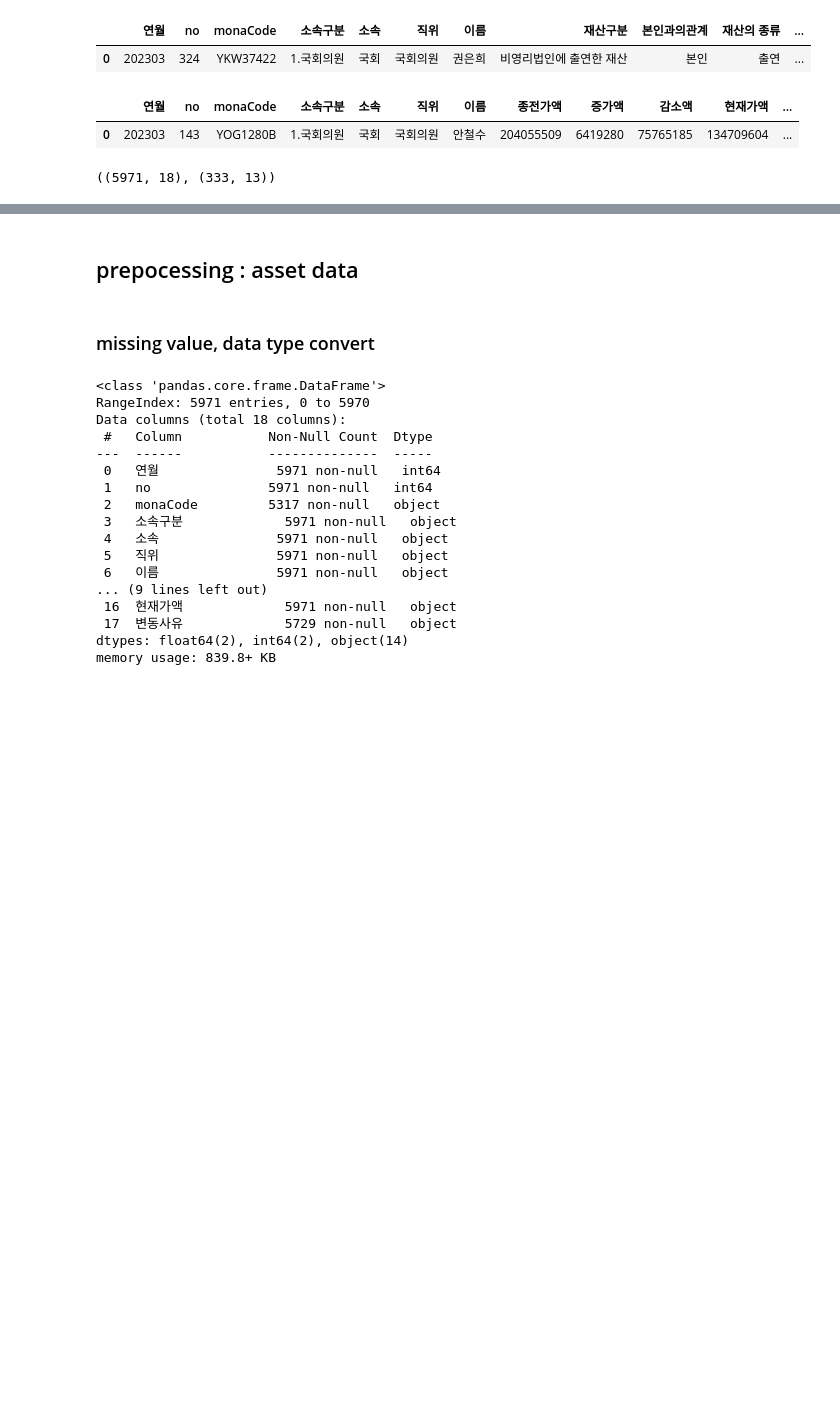
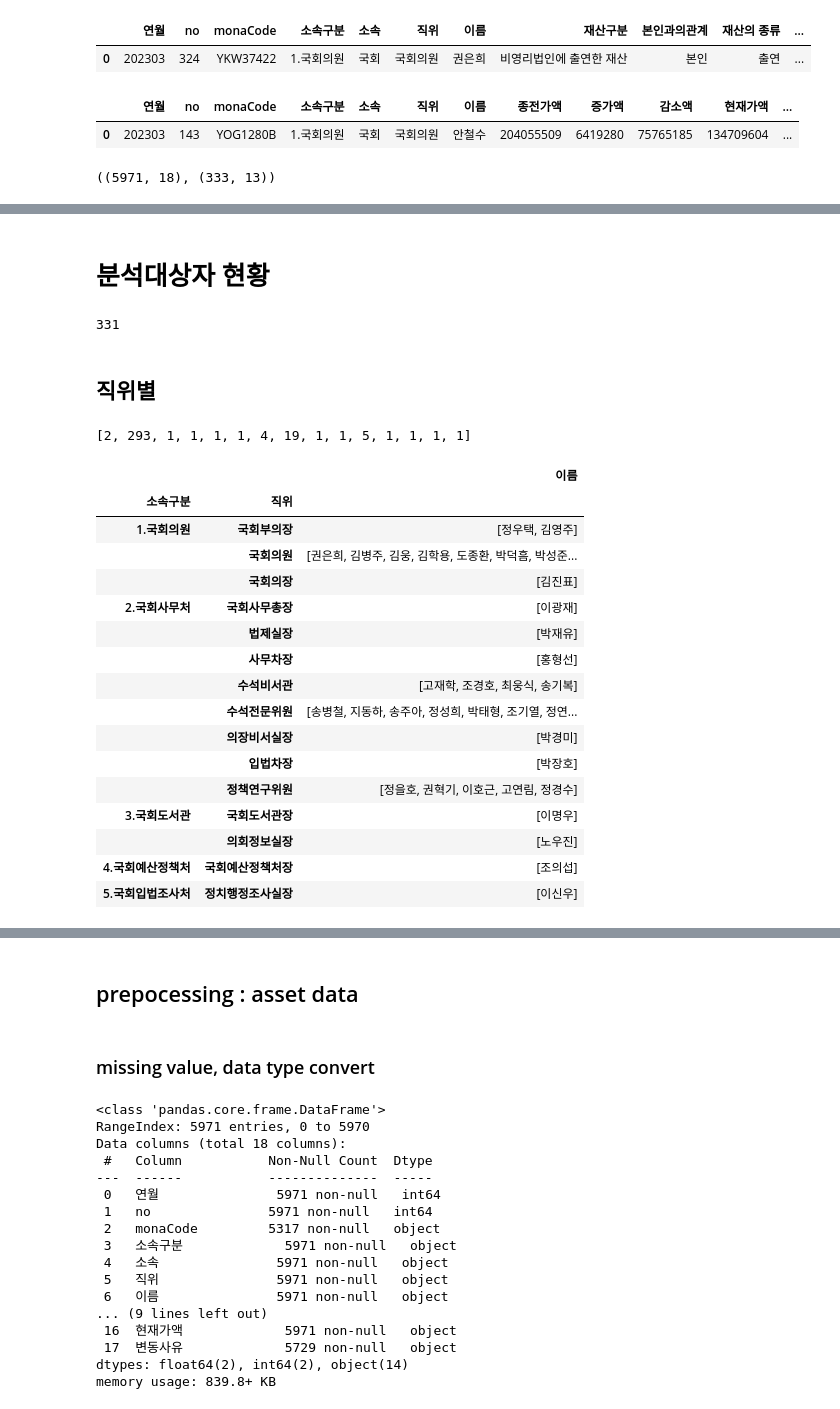
Before and after one commit to wordnbeing/sessac_visualproject, a Jupyter notebook: opwatch_visual_v1.ipynb, the cells around one changed output, grey strips where cells are left out. Saved outputs shown, nothing was run; the diff lists cells and outputs as text; code cells hidden in the pictures; blank space fills up the shorter version.

```diff
--- a/opwatch_visual_v1.ipynb
+++ b/opwatch_visual_v1.ipynb
@@ -79,0 +234,2 @@ ast_det.shape, ast_tot.shape
+# %% [markdown]
+# 분석대상자 현황
@@ -79,0 +238,32 @@ ast_det.shape, ast_tot.shape
+# %%
+len(name)
+# %% [output]
+331
+# %% [markdown]
+## 직위별
+# %%
+target = ast_det.groupby(['소속구분','직위'])['이름'].unique()
+[len(x) for x in target]
+# %% [output]
+[2, 293, 1, 1, 1, 1, 4, 19, 1, 1, 5, 1, 1, 1, 1]
+# %%
+df_target = target.to_frame()
+df_target
+# %% [output]
+|  |  | 이름 |
+| 소속구분 | 직위 |  |
+| 1.국회의원 | 국회부의장 | [정우택, 김영주] |
+|  | 국회의원 | [권은희, 김병주, 김웅, 김학용, 도종환, 박덕흠, 박성준... |
+|  | 국회의장 | [김진표] |
+| 2.국회사무처 | 국회사무총장 | [이광재] |
+|  | 법제실장 | [박재유] |
+|  | 사무차장 | [홍형선] |
+|  | 수석비서관 | [고재학, 조경호, 최웅식, 송기복] |
+|  | 수석전문위원 | [송병철, 지동하, 송주아, 정성희, 박태형, 조기열, 정연... |
+|  | 의장비서실장 | [박경미] |
+|  | 입법차장 | [박장호] |
+|  | 정책연구위원 | [정을호, 권혁기, 이호근, 고연림, 정경수] |
+| 3.국회도서관 | 국회도서관장 | [이명우] |
+|  | 의회정보실장 | [노우진] |
+| 4.국회예산정책처 | 국회예산정책처장 | [조의섭] |
+| 5.국회입법조사처 | 정치행정조사실장 | [이신우] |
```
Also changed, not shown: parts of 34 cells of this notebook, 6 other files.
